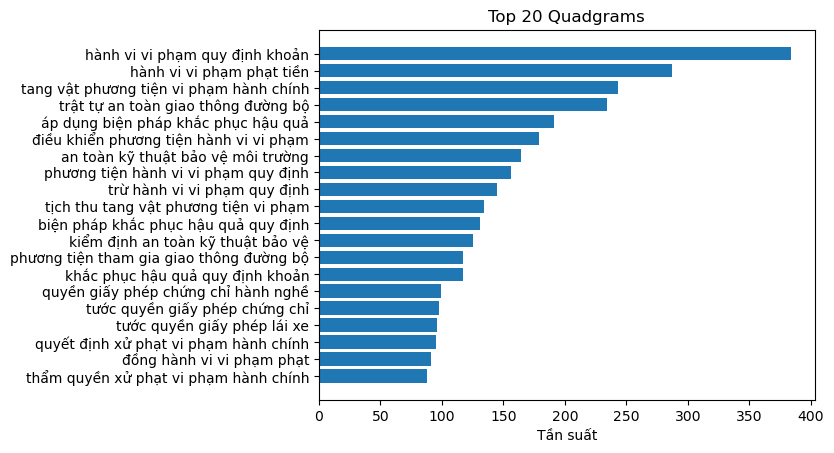
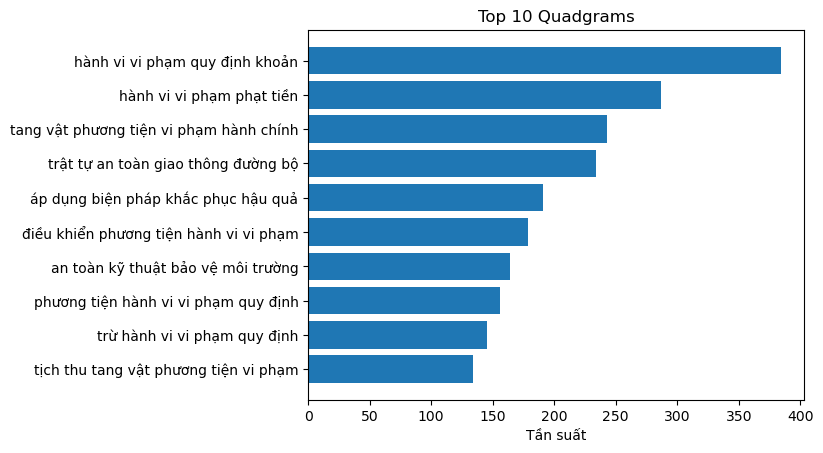
The change to this notebook cell's code, shown as a diff; its figure went from the first image to the second:
--- before
+++ after
@@ -1,8 +1,8 @@
-quad = Counter(quadgrams).most_common(20)
+quad = Counter(quadgrams).most_common(10)
 words = [" ".join(x[0]) for x in quad]
 counts = [x[1] for x in quad]
 plt.barh(words, counts)
 plt.xlabel("Tần suất")
-plt.title("Top 20 Quadgrams")
+plt.title("Top 10 Quadgrams")
 plt.gca().invert_yaxis()
 plt.show()

Commit: fix eda pos